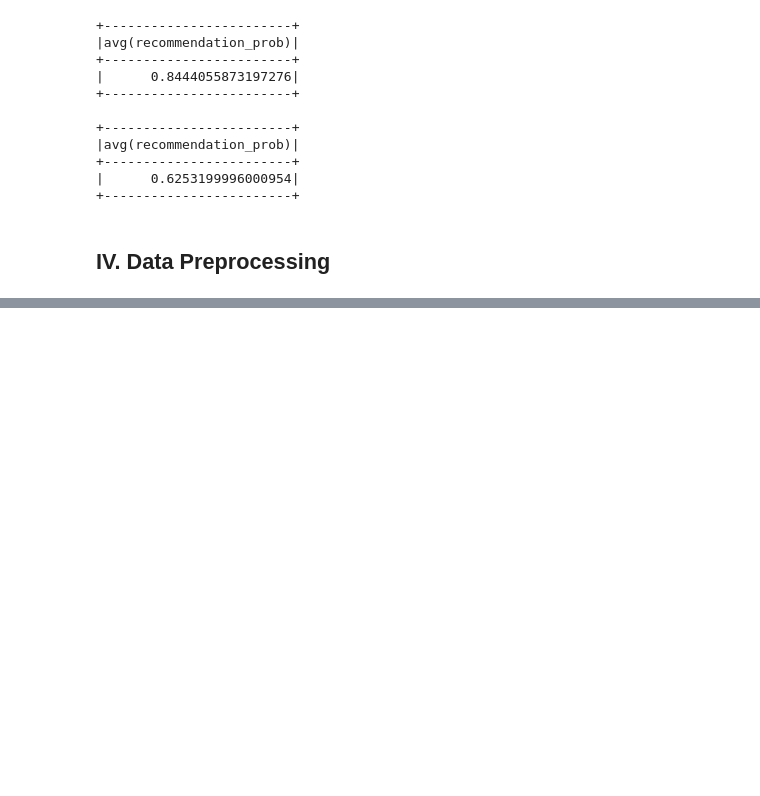
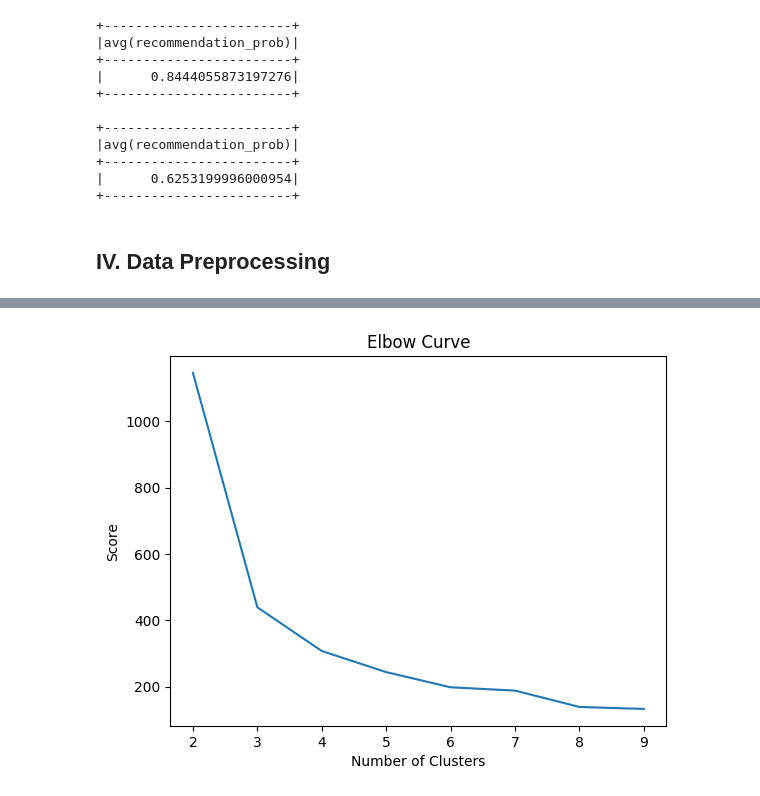
Before and after one commit to ThanhVo15/Learn-Cloud-, a Jupyter notebook: PySpark - Flink/pyspark_hello_World.ipynb, the cells around one changed output, grey strips where cells are left out. Cells and saved outputs as stored; diff of their text form; code cells hidden in the pictures; blank space fills up the shorter version.

Commit message:
done pyspark easy

```diff
--- a/PySpark - Flink/pyspark_hello_World.ipynb
+++ b/PySpark - Flink/pyspark_hello_World.ipynb
@@ -316,0 +355,18 @@ PySparkTypeError: [NOT_WINDOWSPEC] Argument `window` should be a WindowSpec, got
+# %%
+from pyspark.ml.feature import VectorAssembler, StandardScaler
+
+assembeler = VectorAssembler(
+    inputCols=["Recency", "Monetary", "Frequency"],
+    outputCol="features"
+)
+assembeler_data = assembeler.transform(rfm)
+
+scaler = StandardScaler(
+    inputCol="features",
+    outputCol="scaled_features",
+    withStd=True,
+    withMean=False
+)
+scaler_data = scaler.fit(assembeler_data).transform(assembeler_data)
+
+scaler_data.select("scaled_features").show(5, truncate=False)
@@ -316,0 +384,28 @@ PySparkTypeError: [NOT_WINDOWSPEC] Argument `window` should be a WindowSpec, got
+# %%
+from pyspark.ml.clustering import KMeans
+from pyspark.ml.evaluation import ClusteringEvaluator
+import numpy as np
+
+cost = np.zeros(10)
+
+evaluator = ClusteringEvaluator(predictionCol='prediction', featuresCol='scaled_features',metricName='silhouette', distanceMeasure='squaredEuclidean')
+
+for i in range(2,10):
+    KMeans_algo=KMeans(featuresCol='scaled_features', k=i)
+    KMeans_fit=KMeans_algo.fit(scaler_data)
+    output=KMeans_fit.transform(scaler_data)
+    cost[i] = KMeans_fit.summary.trainingCost
+# %%
+import pandas as pd
+import pylab as pl
+df_cost = pd.DataFrame(cost[2:])
+df_cost.columns = ["cost"]
+new_col = range(2,10)
+df_cost.insert(0, 'cluster', new_col)
+pl.plot(df_cost.cluster, df_cost.cost)
+pl.xlabel('Number of Clusters')
+pl.ylabel('Score')
+pl.title('Elbow Curve')
+pl.show()
+# %% [output]
+[figure, added]
```
Also changed, not shown: parts of 8 cells of this notebook.
